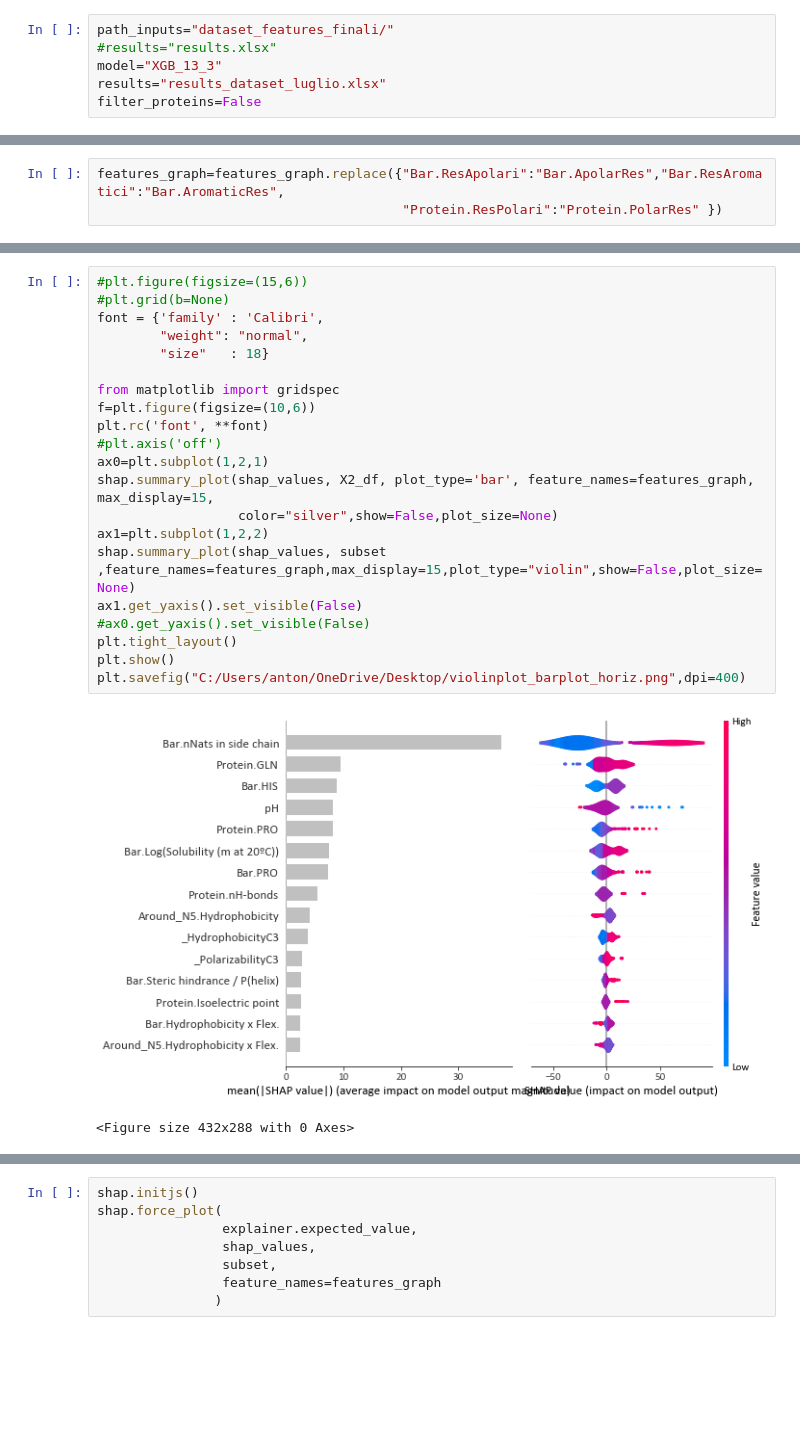
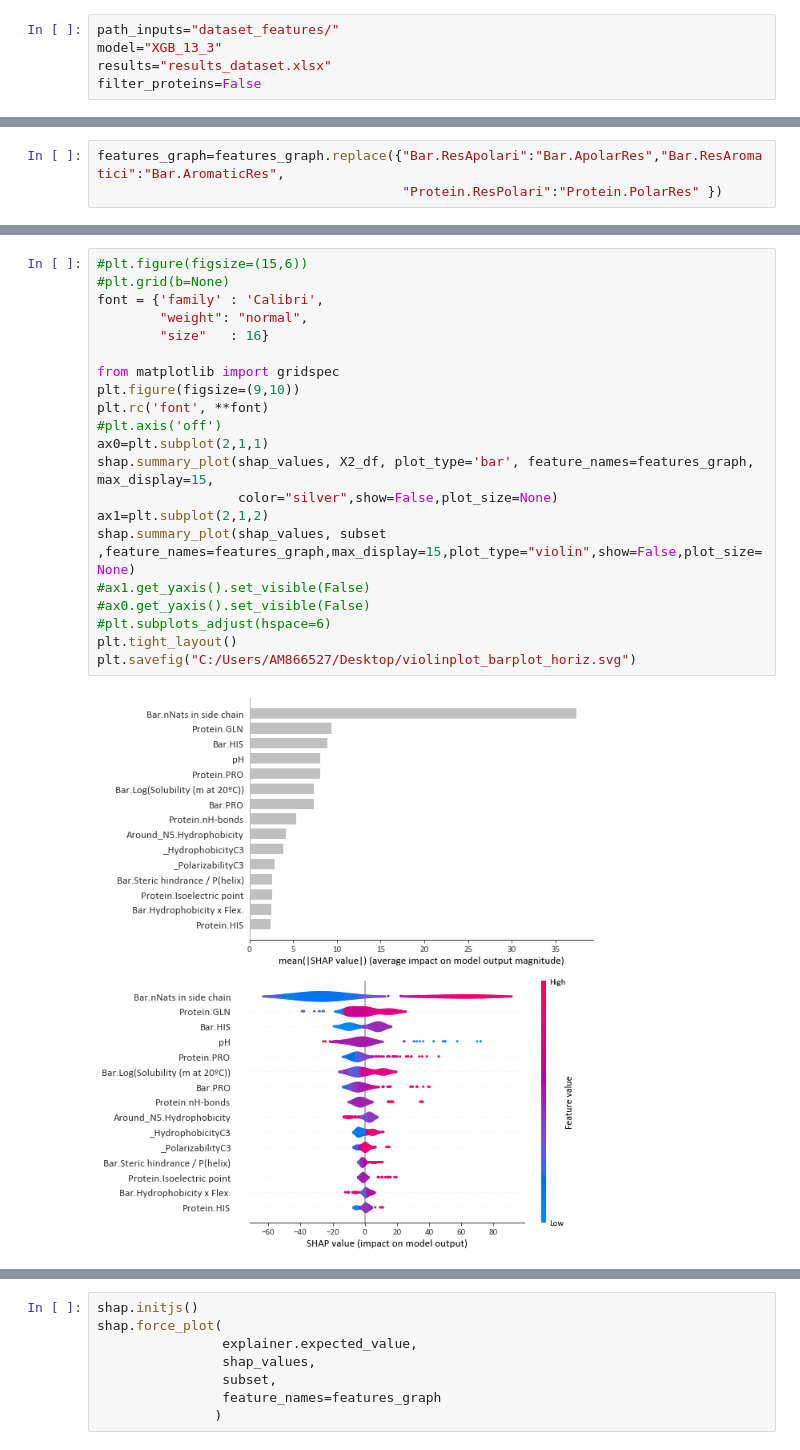
Before and after one commit to CompBtBs/Prediction_Flavoprotein_EM, a Jupyter notebook: SHAP_analysis.ipynb, the cells around one changed output, grey strips where cells are left out. Drawn from its saved outputs; the diff is of its cells as text; blank space fills up the shorter version.

```diff
--- a/SHAP_analysis.ipynb
+++ b/SHAP_analysis.ipynb
@@ -28,10 +28,9 @@ from utils import RHCF
 import warnings
 warnings.filterwarnings('ignore')
 # %%
-path_inputs="dataset_features_finali/"
-#results="results.xlsx"
+path_inputs="dataset_features/"
 model="XGB_13_3"
-results="results_dataset_luglio.xlsx"
+results="results_dataset.xlsx"
 filter_proteins=False
 # %%
 features_todrop=["N1-N3_Hbond",
@@ -256,24 +233,23 @@ plt.savefig("C:/Users/anton/OneDrive/Desktop/barplot_grey.svg")
 # %%
 #plt.figure(figsize=(15,6))
 #plt.grid(b=None)
 font = {'family' : 'Calibri',
         "weight": "normal",
-        "size"   : 18}
+        "size"   : 16}
 
 from matplotlib import gridspec
-f=plt.figure(figsize=(10,6))
+plt.figure(figsize=(9,10))
 plt.rc('font', **font)
 #plt.axis('off')
-ax0=plt.subplot(1,2,1)
+ax0=plt.subplot(2,1,1)
 shap.summary_plot(shap_values, X2_df, plot_type='bar', feature_names=features_graph, max_display=15,
                   color="silver",show=False,plot_size=None)
-ax1=plt.subplot(1,2,2)
+ax1=plt.subplot(2,1,2)
 shap.summary_plot(shap_values, subset ,feature_names=features_graph,max_display=15,plot_type="violin",show=False,plot_size=None)
-ax1.get_yaxis().set_visible(False)
+#ax1.get_yaxis().set_visible(False)
 #ax0.get_yaxis().set_visible(False)
+#plt.subplots_adjust(hspace=6)
 plt.tight_layout()
-plt.show()
-plt.savefig("C:/Users/anton/OneDrive/Desktop/violinplot_barplot_horiz.png",dpi=400)
+plt.savefig("C:/Users/AM866527/Desktop/violinplot_barplot_horiz.svg")
 # %% [output]
-[figure, old version]
+[figure, new version]
-<Figure size 432x288 with 0 Axes>
```
Also changed, not shown: parts of 10 cells of this notebook, 23 other files.
